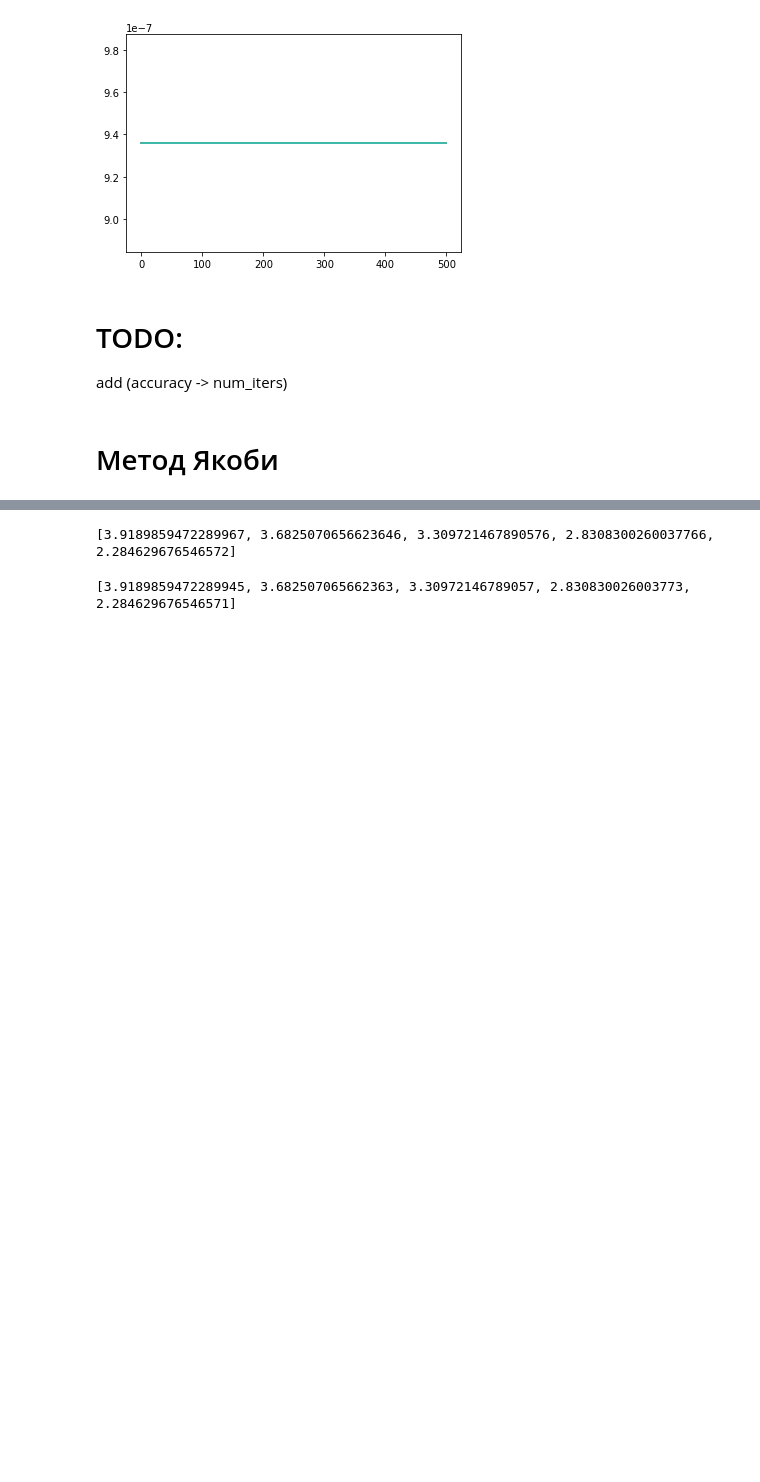
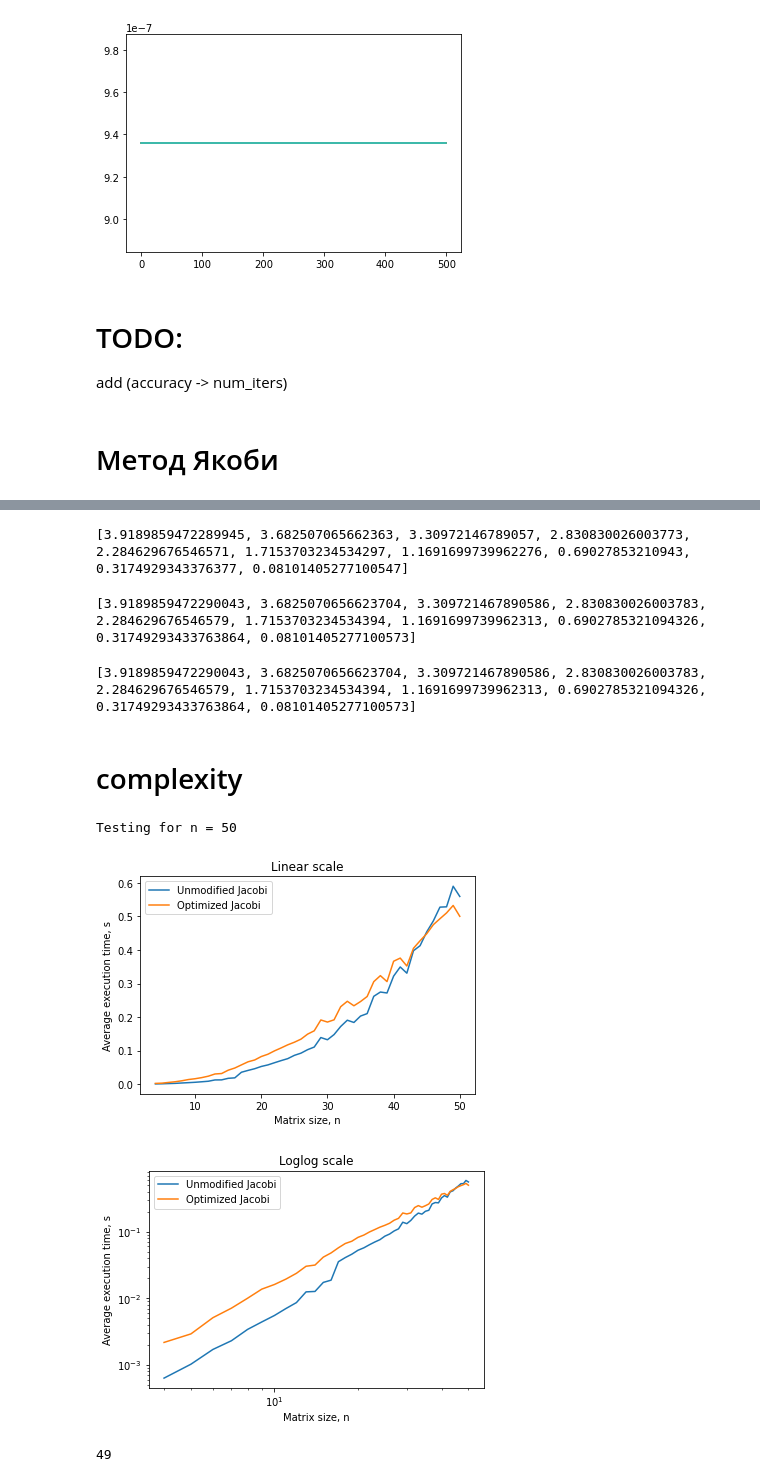
Before and after one commit to anuramat/comp_algos, a Jupyter notebook: eigenvalues.ipynb, the cells around one changed output, grey strips where cells are left out. Cells and saved outputs as stored; diff of their text form; code cells hidden in the pictures; blank space fills up the shorter version.

Commit message:
jacobi optimized, complexity plots added

```diff
--- a/eigenvalues.ipynb
+++ b/eigenvalues.ipynb
@@ -111,10 +155,69 @@ def Jacobi(A, eps=1e-6):
 # %%
 A = l_matrix(10)
+# %%
+print(sorted(np.linalg.eigh(A)[0])[::-1])
+# %% [output]
+[3.9189859472289945, 3.682507065662363, 3.30972146789057, 2.830830026003773, 2.284629676546571, 1.7153703234534297, 1.1691699739962276, 0.69027853210943, 0.3174929343376377, 0.08101405277100547]
 # %%
-print(sorted(np.diag(Jacobi(A)))[:4:-1])
+print(sorted(np.diag(Jacobi(A)))[::-1])
 # %% [output]
-[3.9189859472289967, 3.6825070656623646, 3.309721467890576, 2.8308300260037766, 2.284629676546572]
+[3.9189859472290043, 3.6825070656623704, 3.309721467890586, 2.830830026003783, 2.284629676546579, 1.7153703234534394, 1.1691699739962313, 0.6902785321094326, 0.31749293433763864, 0.08101405277100573]
 # %%
-print(sorted(np.linalg.eigh(A)[0])[:4:-1])
+print(sorted(np.diag(Jacobi_optimized(A)))[::-1])
 # %% [output]
-[3.9189859472289945, 3.682507065662363, 3.30972146789057, 2.830830026003773, 2.284629676546571]
+[3.9189859472290043, 3.6825070656623704, 3.309721467890586, 2.830830026003783, 2.284629676546579, 1.7153703234534394, 1.1691699739962313, 0.6902785321094326, 0.31749293433763864, 0.08101405277100573]
+# %% [markdown]
+# complexity
+# %%
+def complexity_plots(num_tests, max_size,min_size=4):
+    unmod_times = []
+    opt_times = []
+    for n in range(min_size,max_size+1):
+        clear_output()
+        print('Testing for n = %d'%n)
+        total_time_unmod = 0
+        total_time_opt = 0
+        for test in range(num_tests):
+
+            A = l_matrix(n)
+            start_time = time()
+            _ = Jacobi(A)
+            total_time_unmod += time() - start_time
+
+
+            A = l_matrix(n)
+            start_time = time()
+            _ = Jacobi_optimized(A)
+            total_time_opt += time() - start_time
+
+        unmod_times.append(total_time_unmod/num_tests)
+        opt_times.append(total_time_opt/num_tests)
+
+
+    #linear plot
+    plt.plot(list(range(min_size,max_size+1)),unmod_times,label='Unmodified Jacobi')
+    plt.plot(list(range(min_size,max_size+1)),opt_times,label='Optimized Jacobi')
+    plt.ylabel('Average execution time, s')
+    plt.xlabel('Matrix size, n')
+    plt.legend()
+    plt.title('Linear scale')
+    plt.show()
+
+    #loglog plot
+    plt.loglog(list(range(min_size,max_size+1)),unmod_times,label='Unmodified Jacobi')
+    plt.loglog(list(range(min_size,max_size+1)),opt_times,label='Optimized Jacobi')
+    plt.ylabel('Average execution time, s')
+    plt.xlabel('Matrix size, n')
+    plt.legend()
+    plt.title('Loglog scale')
+    plt.show()
+# %%
+complexity_plots(num_tests=10,max_size=50,min_size=4)
+# %% [output]
+Testing for n = 50
+[figure, added]
+[figure, added]
+# %%
+len(unmod_times)
+# %% [output]
+49
```
Also changed, not shown: parts of 11 cells of this notebook.
